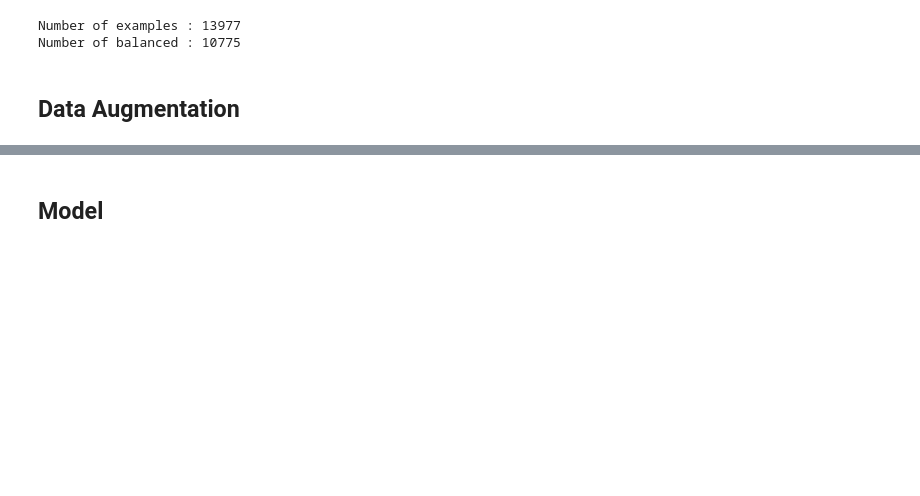
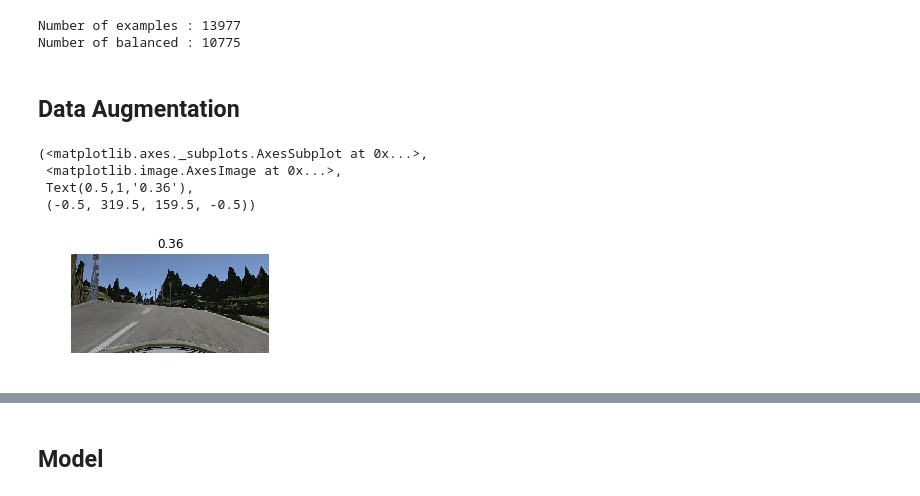
Before and after one commit to jaeoh2/pyDeepTORCSPilot, a Jupyter notebook: model/models.ipynb, the cells around one changed output, grey strips where cells are left out. Drawn from its saved outputs; the diff is of its cells as text; code cells hidden in the pictures; blank space fills up the shorter version.

```diff
--- a/model/models.ipynb
+++ b/model/models.ipynb
@@ -88,0 +62,12 @@ X, Y = image_preloader(Data_path + 'dataset.txt', image_shape=(224, 224), mode='
+# %%
+#test
+ran_idx = random.randint(0, num_examples)
+test_img = mpimg.imread(df.center[ran_idx])
+test_str = float(df.steering[ran_idx])
+plt.subplot(2,1,1), plt.imshow(test_img), plt.title(round(test_str,2)), plt.axis('off')
+# %% [output]
+(<matplotlib.axes._subplots.AxesSubplot at 0x...>,
+ <matplotlib.image.AxesImage at 0x...>,
+ Text(0.5,1,'0.36'),
+ (-0.5, 319.5, 159.5, -0.5))
+[figure, added]
```
Also changed, not shown: parts of 28 cells of this notebook.
